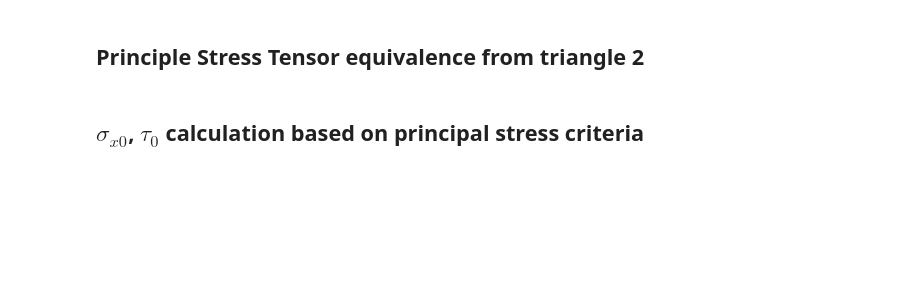
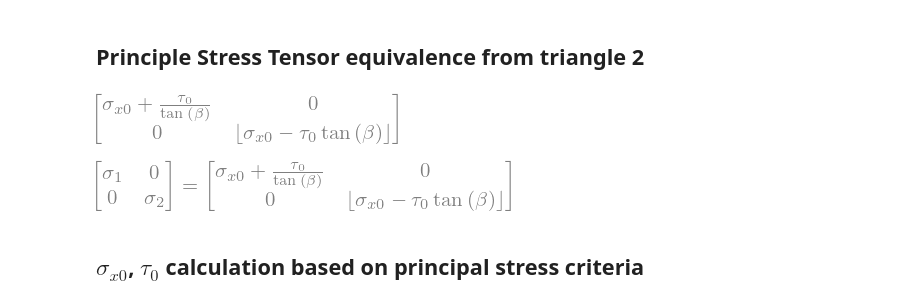
Before and after one commit to bmcs-group/bmcs_shear_zone, a Jupyter notebook: notebooks/fib/crack_tip_martin_concept_implementation.ipynb, the cells around one changed output. Cells and saved outputs as stored; diff of their text form; code cells hidden in the pictures; blank space fills up the shorter version.

```diff
--- a/notebooks/fib/crack_tip_martin_concept_implementation.ipynb
+++ b/notebooks/fib/crack_tip_martin_concept_implementation.ipynb
@@ -207,12 +207,16 @@ ax1.legend()
 # %% [markdown]
 ## Principle Stress Tensor equivalence from triangle 2
 # %%
-# sigma_ps_equiv_2 = sp.simplify(sp.Matrix([[(sigma_x0_components[1] + tau_0_components[0])/sp.sin(beta), 0],
-#                             [0, (sigma_x0_components[0] - tau_0_components[1])//sp.cos(beta)]]))
-# sigma_ps_equiv_2
+sigma_ps_equiv_2 = sp.simplify(sp.Matrix([[(sigma_x0_components[1] + tau_0_components[0])/sp.sin(beta), 0],
+                            [0, (sigma_x0_components[0] - tau_0_components[1])//sp.cos(beta)]]))
+sigma_ps_equiv_2
+# %% [output]
+[figure, added]
 # %%
 sig_ps_2 = sp.Eq(sigma_ps, sigma_ps_equiv_2)
 sig_ps_2
+# %% [output]
+[figure, added]
 # %% [markdown]
 ## $\sigma_{x0}$, $\tau_{0}$ calculation based on principal stress criteria
 # %%
```
Also changed, not shown: parts of 24 cells of this notebook, 1 other file.
